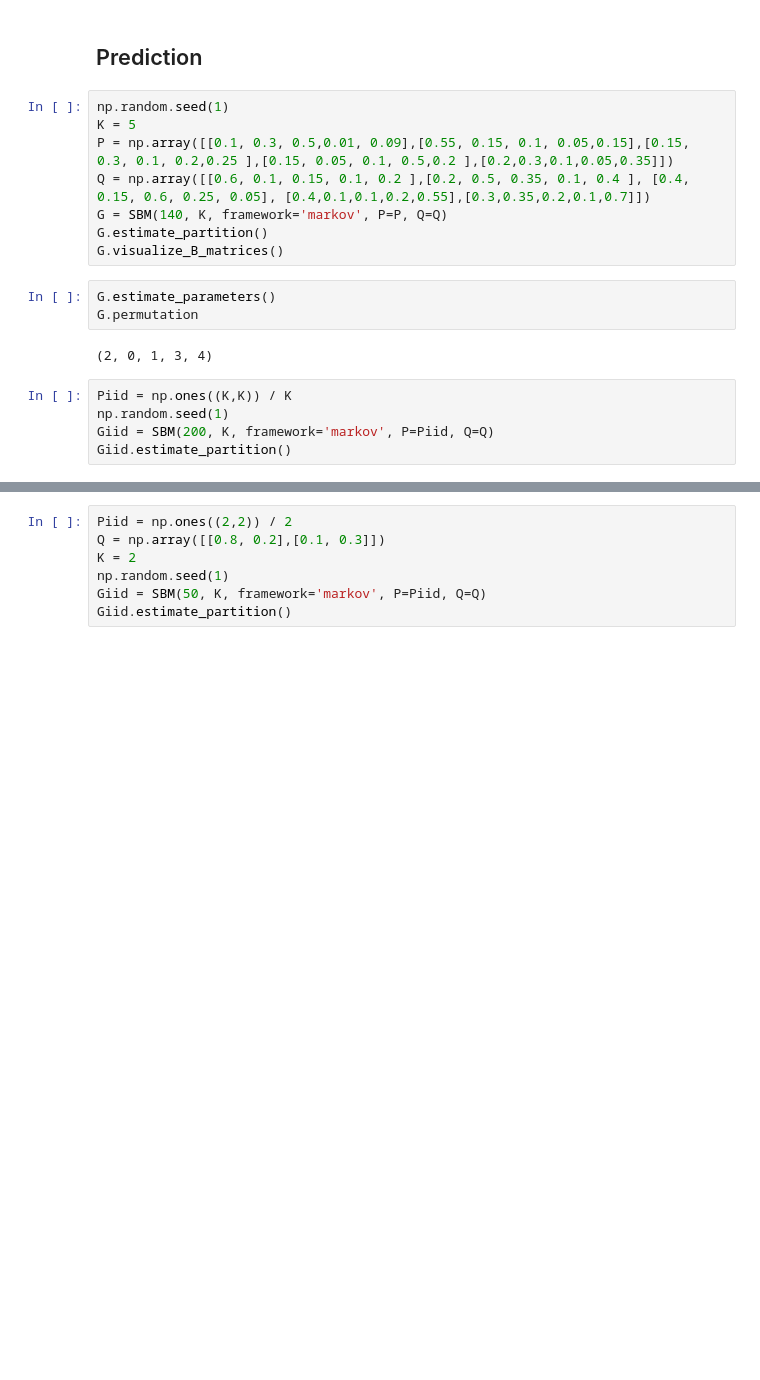
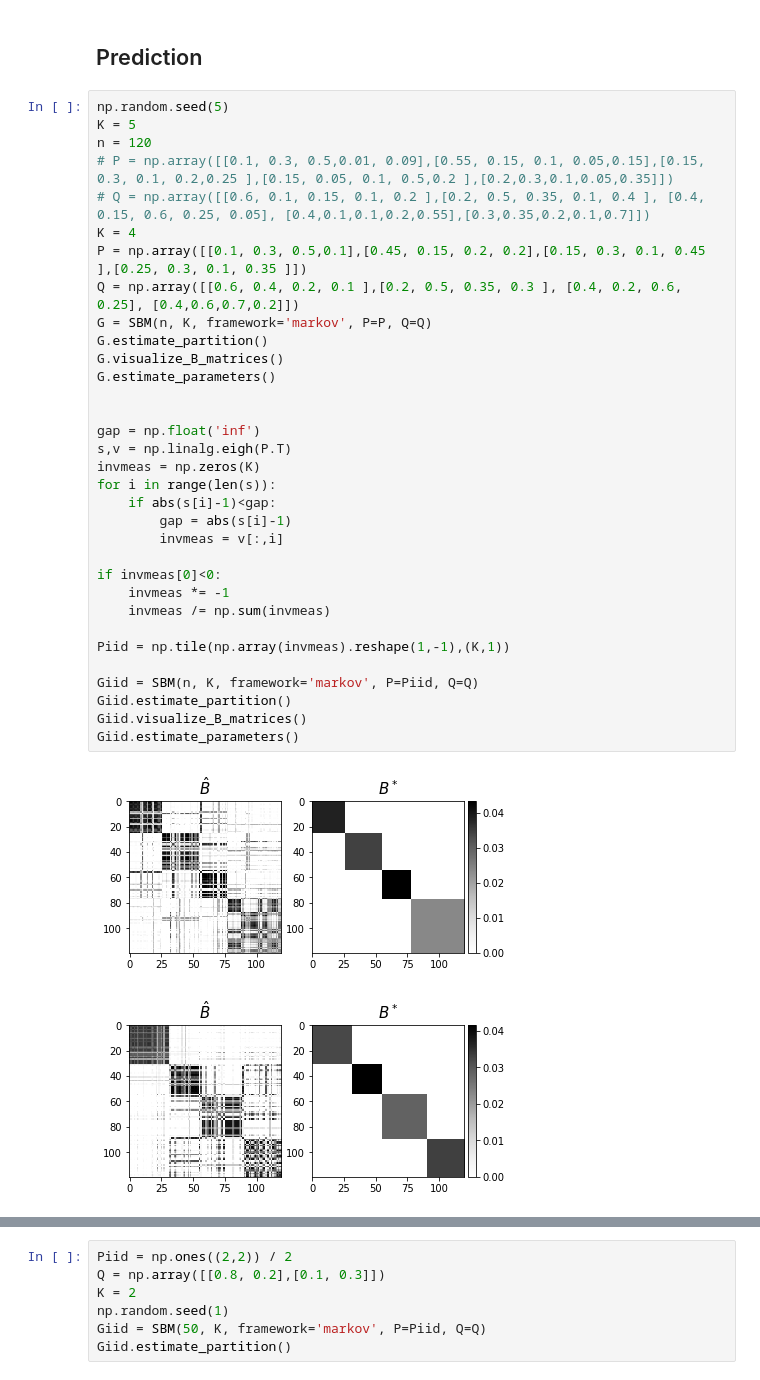
Before and after one commit to quentin-duchemin/inference-markovian-SBM, a Jupyter notebook: experiments_markovian_SBM.ipynb, the cells around one changed output, grey strips where cells are left out. Cells and saved outputs as stored; diff of their text form; blank space fills up the shorter version.

```diff
--- a/experiments_markovian_SBM.ipynb
+++ b/experiments_markovian_SBM.ipynb
@@ -235,21 +236,39 @@ plt.show()
 # %% [markdown]
 ## Prediction
 # %%
-np.random.seed(1)
+np.random.seed(5)
 K = 5
-P = np.array([[0.1, 0.3, 0.5,0.01, 0.09],[0.55, 0.15, 0.1, 0.05,0.15],[0.15, 0.3, 0.1, 0.2,0.25 ],[0.15, 0.05, 0.1, 0.5,0.2 ],[0.2,0.3,0.1,0.05,0.35]])
-Q = np.array([[0.6, 0.1, 0.15, 0.1, 0.2 ],[0.2, 0.5, 0.35, 0.1, 0.4 ], [0.4, 0.15, 0.6, 0.25, 0.05], [0.4,0.1,0.1,0.2,0.55],[0.3,0.35,0.2,0.1,0.7]])
-G = SBM(140, K, framework='markov', P=P, Q=Q)
+n = 120
+# P = np.array([[0.1, 0.3, 0.5,0.01, 0.09],[0.55, 0.15, 0.1, 0.05,0.15],[0.15, 0.3, 0.1, 0.2,0.25 ],[0.15, 0.05, 0.1, 0.5,0.2 ],[0.2,0.3,0.1,0.05,0.35]])
+# Q = np.array([[0.6, 0.1, 0.15, 0.1, 0.2 ],[0.2, 0.5, 0.35, 0.1, 0.4 ], [0.4, 0.15, 0.6, 0.25, 0.05], [0.4,0.1,0.1,0.2,0.55],[0.3,0.35,0.2,0.1,0.7]])
+K = 4
+P = np.array([[0.1, 0.3, 0.5,0.1],[0.45, 0.15, 0.2, 0.2],[0.15, 0.3, 0.1, 0.45 ],[0.25, 0.3, 0.1, 0.35 ]])
+Q = np.array([[0.6, 0.4, 0.2, 0.1 ],[0.2, 0.5, 0.35, 0.3 ], [0.4, 0.2, 0.6, 0.25], [0.4,0.6,0.7,0.2]])
+G = SBM(n, K, framework='markov', P=P, Q=Q)
 G.estimate_partition()
 G.visualize_B_matrices()
+G.estimate_parameters()
+
+
+gap = np.float('inf')
+s,v = np.linalg.eigh(P.T)
+invmeas = np.zeros(K)
+for i in range(len(s)):
+    if abs(s[i]-1)<gap:
+        gap = abs(s[i]-1)
+        invmeas = v[:,i]
+
+if invmeas[0]<0:
+    invmeas *= -1
+    invmeas /= np.sum(invmeas)
+
+Piid = np.tile(np.array(invmeas).reshape(1,-1),(K,1))
+
+Giid = SBM(n, K, framework='markov', P=Piid, Q=Q)
+Giid.estimate_partition()
+Giid.visualize_B_matrices()
+Giid.estimate_parameters()
+# %% [output]
+[figure, added]
+[figure, added]
-# %%
-G.estimate_parameters()
-G.permutation
-# %% [output]
-(2, 0, 1, 3, 4)
-# %%
-Piid = np.ones((K,K)) / K
-np.random.seed(1)
-Giid = SBM(200, K, framework='markov', P=Piid, Q=Q)
-Giid.estimate_partition()
 # %%
```
Also changed, not shown: parts of 14 cells of this notebook, 4 other files.
